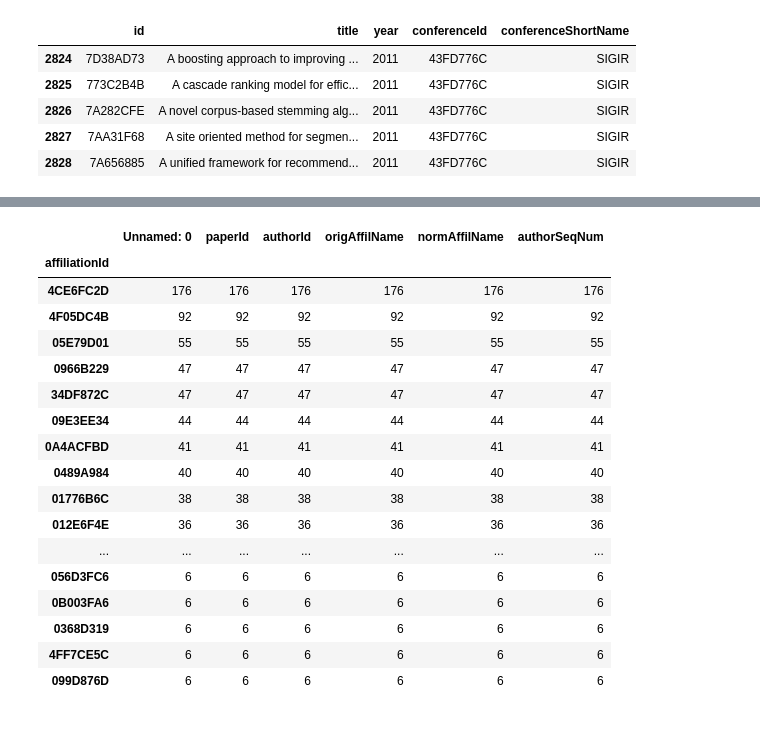
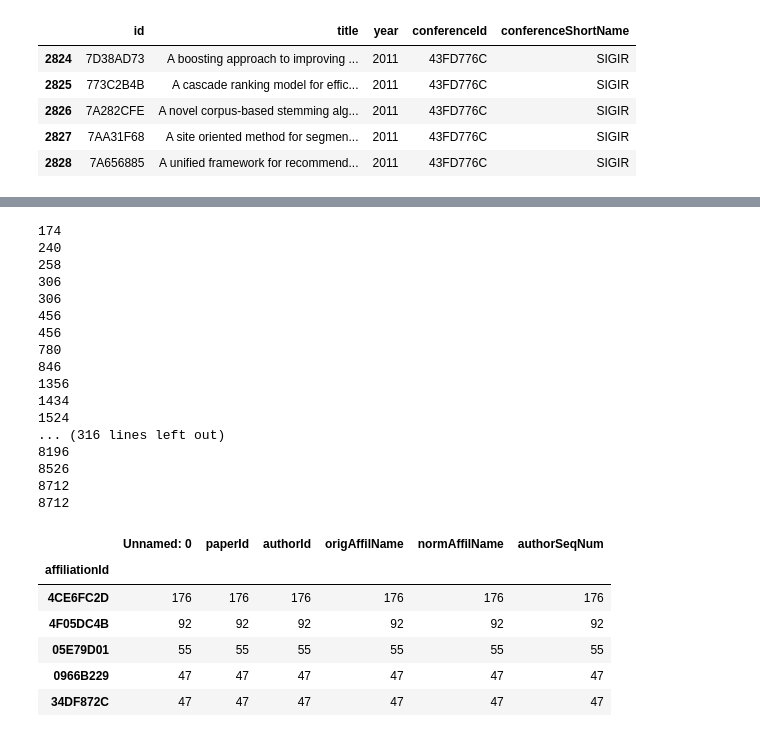
Before and after one commit to msisco/KDD_Cup_2016, a Jupyter notebook: KDD_2016_First_Entry.ipynb, the cells around one changed output, grey strips where cells are left out. Saved outputs shown, nothing was run; the diff lists cells and outputs as text; code cells hidden in the pictures.

```diff
--- a/KDD_2016_First_Entry.ipynb
+++ b/KDD_2016_First_Entry.ipynb
@@ -86,27 +84,48 @@ for chunk in pafReader:
+# %%
+chunk = pafReader.get_chunk()
+sigirPaperAuths = chunk[chunk.paperId.isin(sigirPaperIds)]
+sigmodPaperAuths = chunk[chunk.paperId.isin(sigmodPaperIds)]
+sigcomPaperAuths = chunk[chunk.paperId.isin(sigcomPaperIds)]
+for chunk in pafReader:
+    sgrpa = chunk[chunk.paperId.isin(sigirPaperIds)]
+    smdpa = chunk[chunk.paperId.isin(sigmodPaperIds)]
+    scmpa = chunk[chunk.paperId.isin(sigcomPaperIds)]
+
+    sigirPaperAuths = pd.concat([sigirPaperAuths,sgrpa])
+    sigmodpaperAuths = pd.concat([sigmodPaperAuths,smdpa])
+    sigcomPaperAuths = pd.concat([sigcomPaperAuths,scmpa])
+    print sigirPaperAuths.shape , sigmodpaperAuths.shape , sigcomPaperAuths.shape
+# %% [output]
+174
+240
+258
+306
+306
+456
+456
+780
+846
+1356
+1434
+1524
+... (316 lines left out)
+8196
+8526
+8712
+8712
 # %%
-spa = pd.read_csv("data/sigirPaperAuthorAffilitaions")
+sigirPaperAuths = pd.read_csv("data/sigirPaperAuthorAffilitaions")
 # %%
-spaTop = spa.groupby('affiliationId').count().sort(["paperId"],ascending=False)
+spaTop = sigirPaperAuths.groupby('affiliationId').count().sort(["paperId"],ascending=False)
 # %%
 sigirTopAffil = spaTop[spaTop["paperId"] > 5]
 # %%
-sigirTopAffil
+sigirTopAffil.head()
 # %% [output]
 |  | Unnamed: 0 | paperId | authorId | origAffilName | normAffilName | authorSeqNum |
 | affiliationId |  |  |  |  |  |  |
 | 4CE6FC2D | 176 | 176 | 176 | 176 | 176 | 176 |
 | 4F05DC4B | 92 | 92 | 92 | 92 | 92 | 92 |
 | 05E79D01 | 55 | 55 | 55 | 55 | 55 | 55 |
 | 0966B229 | 47 | 47 | 47 | 47 | 47 | 47 |
 | 34DF872C | 47 | 47 | 47 | 47 | 47 | 47 |
-| 09E3EE34 | 44 | 44 | 44 | 44 | 44 | 44 |
-| 0A4ACFBD | 41 | 41 | 41 | 41 | 41 | 41 |
-| 0489A984 | 40 | 40 | 40 | 40 | 40 | 40 |
-| 01776B6C | 38 | 38 | 38 | 38 | 38 | 38 |
-| 012E6F4E | 36 | 36 | 36 | 36 | 36 | 36 |
-| ... | ... | ... | ... | ... | ... | ... |
-| 056D3FC6 | 6 | 6 | 6 | 6 | 6 | 6 |
-| 0B003FA6 | 6 | 6 | 6 | 6 | 6 | 6 |
-| 0368D319 | 6 | 6 | 6 | 6 | 6 | 6 |
-| 4FF7CE5C | 6 | 6 | 6 | 6 | 6 | 6 |
-| 099D876D | 6 | 6 | 6 | 6 | 6 | 6 |
```
Also changed, not shown: parts of 51 cells of this notebook.
